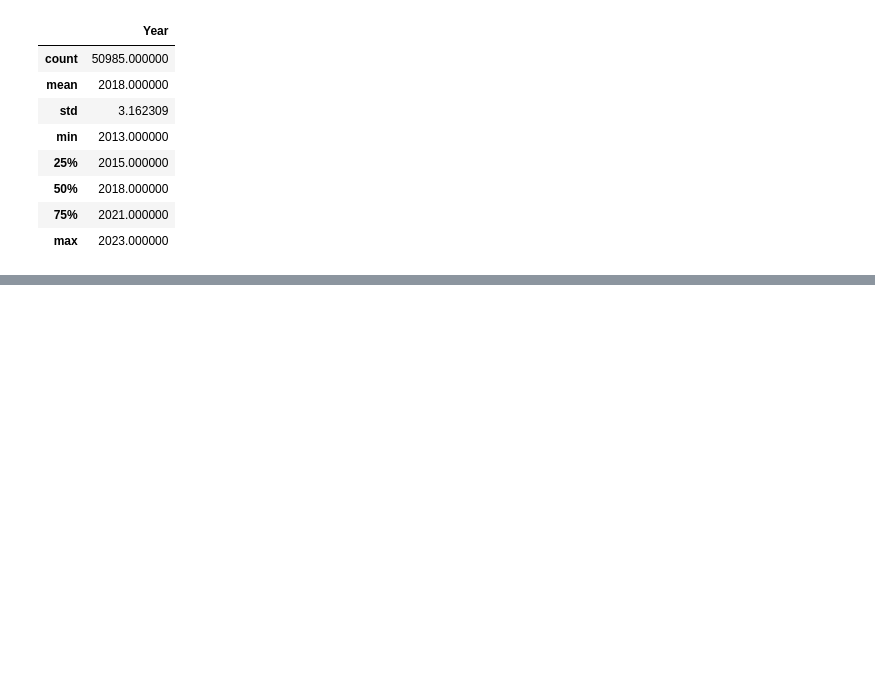
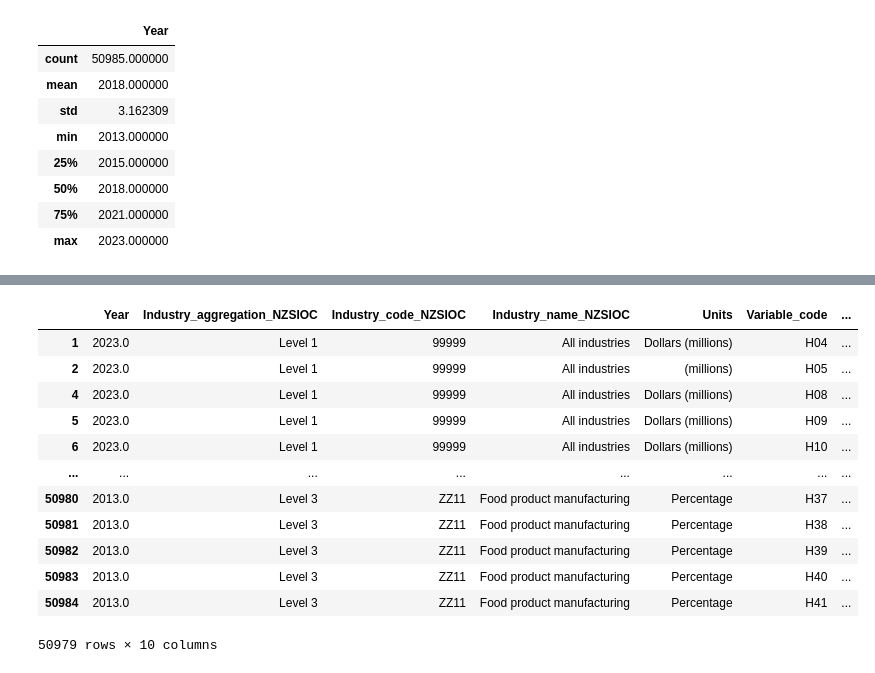
Before and after one commit to ChinmayBhattt/Machine-Learning-Playground, a Jupyter notebook: Pandas/start.ipynb, the cells around one changed output, grey strips where cells are left out. Saved outputs shown, nothing was run; the diff lists cells and outputs as text; code cells hidden in the pictures; blank space fills up the shorter version.

```diff
--- a/Pandas/start.ipynb
+++ b/Pandas/start.ipynb
@@ -72,0 +134,3 @@ df.describe()
+# %%
+df2 = pd.read_csv("data/data.csv")
+df2.head() # if sume data is fissing showing a ---NaN---
@@ -72,0 +144,16 @@ df.describe()
+# %%
+df2.dropna() # removing rows which data is missing
+# %% [output]
+|  | Year | Industry_aggregation_NZSIOC | Industry_code_NZSIOC | Industry_name_NZSIOC | Units | Variable_code | ... |
+| 1 | 2023.0 | Level 1 | 99999 | All industries | Dollars (millions) | H04 | ... |
+| 2 | 2023.0 | Level 1 | 99999 | All industries | (millions) | H05 | ... |
+| 4 | 2023.0 | Level 1 | 99999 | All industries | Dollars (millions) | H08 | ... |
+| 5 | 2023.0 | Level 1 | 99999 | All industries | Dollars (millions) | H09 | ... |
+| 6 | 2023.0 | Level 1 | 99999 | All industries | Dollars (millions) | H10 | ... |
+| ... | ... | ... | ... | ... | ... | ... | ... |
+| 50980 | 2013.0 | Level 3 | ZZ11 | Food product manufacturing | Percentage | H37 | ... |
+| 50981 | 2013.0 | Level 3 | ZZ11 | Food product manufacturing | Percentage | H38 | ... |
+| 50982 | 2013.0 | Level 3 | ZZ11 | Food product manufacturing | Percentage | H39 | ... |
+| 50983 | 2013.0 | Level 3 | ZZ11 | Food product manufacturing | Percentage | H40 | ... |
+| 50984 | 2013.0 | Level 3 | ZZ11 | Food product manufacturing | Percentage | H41 | ... |
+50979 rows × 10 columns
```
Also changed, not shown: parts of 10 cells of this notebook, 1 other file.
